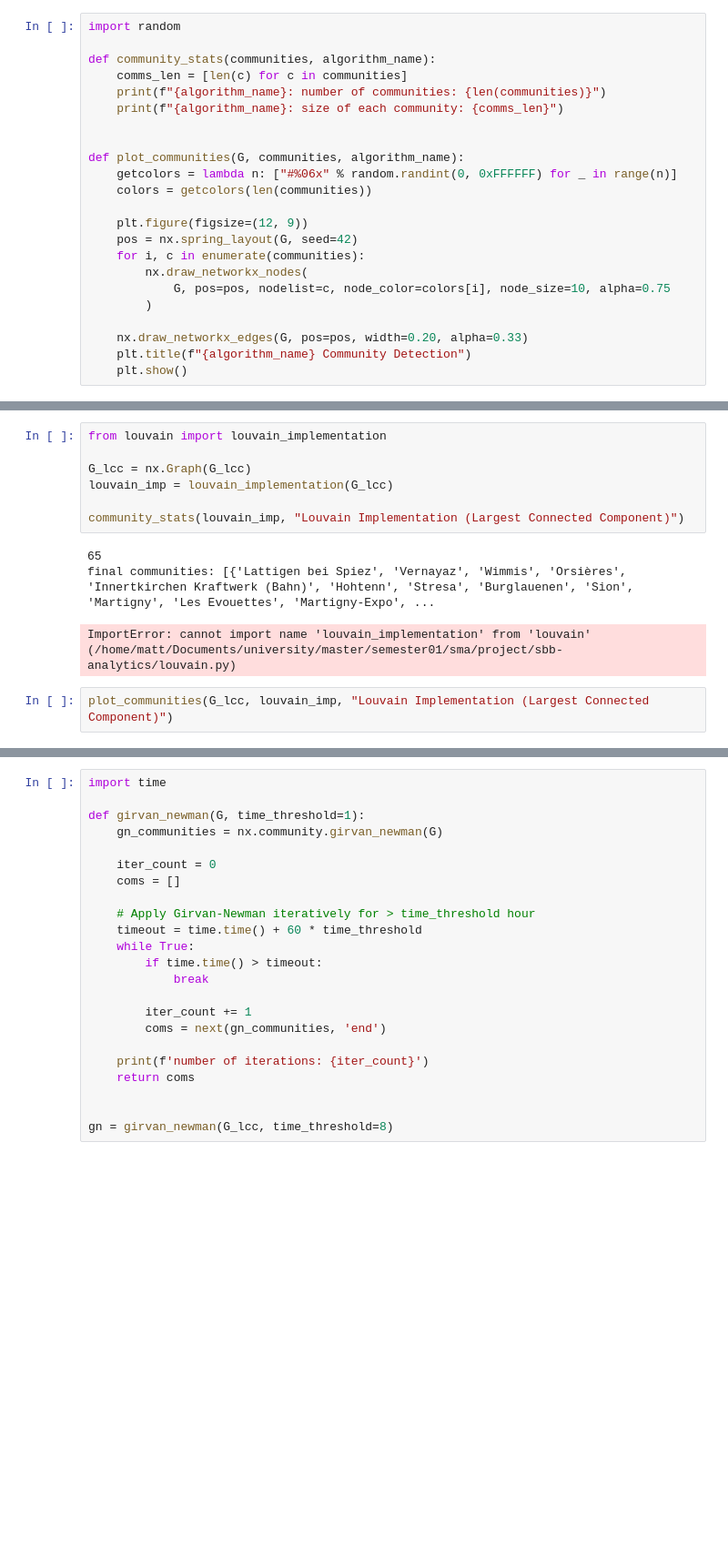
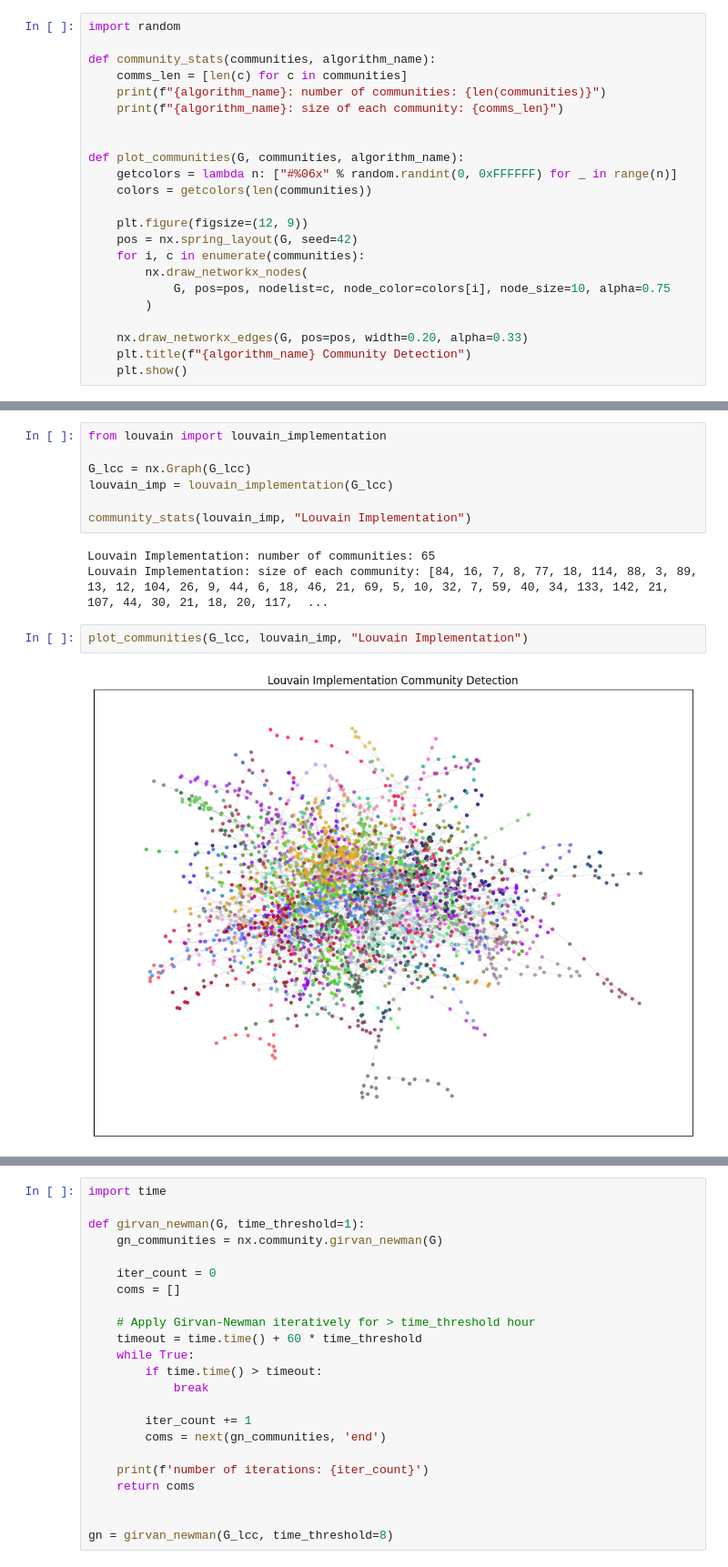
Before and after one commit to mattduerrmeier/sbb-analytics, a Jupyter notebook: community_detection.ipynb, the cells around one changed output, grey strips where cells are left out. Shown at 91% size. Saved outputs shown, nothing was run; the diff lists cells and outputs as text; blank space fills up the shorter version.

```diff
--- a/community_detection.ipynb
+++ b/community_detection.ipynb
@@ -83,11 +89,12 @@ from louvain import louvain_implementation
 G_lcc = nx.Graph(G_lcc)
 louvain_imp = louvain_implementation(G_lcc)
 
-community_stats(louvain_imp, "Louvain Implementation (Largest Connected Component)")
+community_stats(louvain_imp, "Louvain Implementation")
 # %% [output]
-65
-final communities: [{'Lattigen bei Spiez', 'Vernayaz', 'Wimmis', 'Orsières', 'Innertkirchen Kraftwerk (Bahn)', 'Hohtenn', 'Stresa', 'Burglauenen', 'Sion', 'Martigny', 'Les Evouettes', 'Martigny-Expo', ...
+Louvain Implementation: number of communities: 65
+Louvain Implementation: size of each community: [84, 16, 7, 8, 77, 18, 114, 88, 3, 89, 13, 12, 104, 26, 9, 44, 6, 18, 46, 21, 69, 5, 10, 32, 7, 59, 40, 34, 133, 142, 21, 107, 44, 30, 21, 18, 20, 117,  ...
-ImportError: cannot import name 'louvain_implementation' from 'louvain' (/home/matt/Documents/university/master/semester01/sma/project/sbb-analytics/louvain.py)
 # %%
-plot_communities(G_lcc, louvain_imp, "Louvain Implementation (Largest Connected Component)")
+plot_communities(G_lcc, louvain_imp, "Louvain Implementation")
+# %% [output]
+[figure, added]
 # %% [markdown]
```
Also changed, not shown: parts of 20 cells of this notebook, 1 other file.
